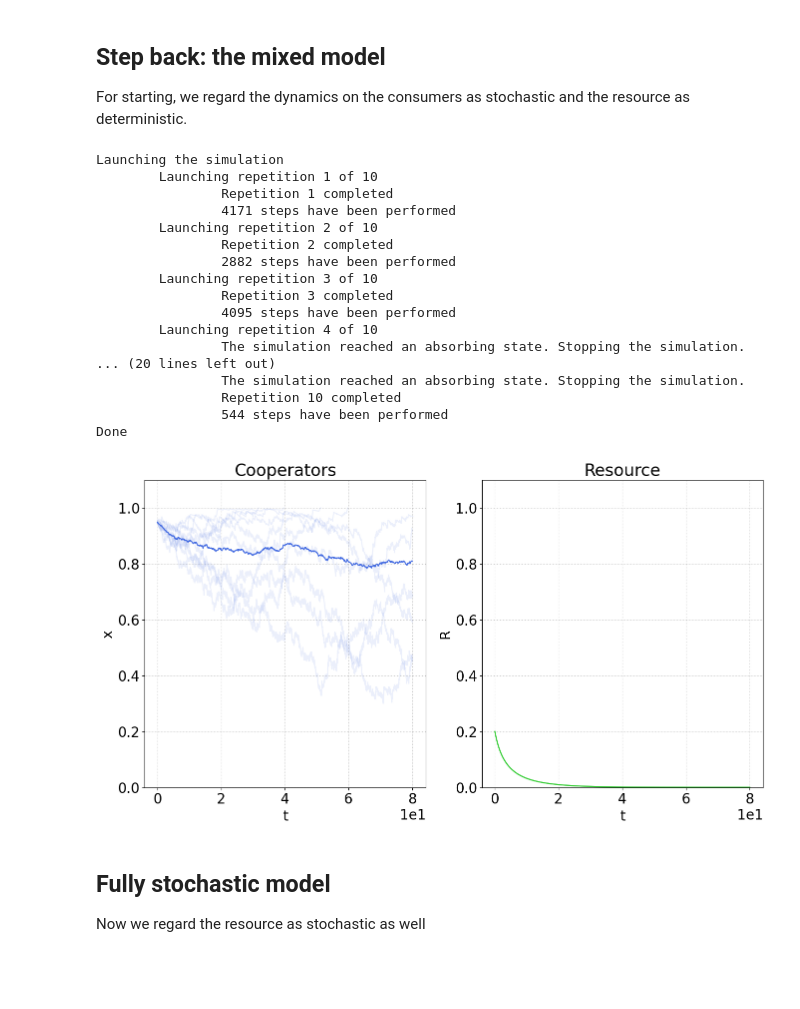
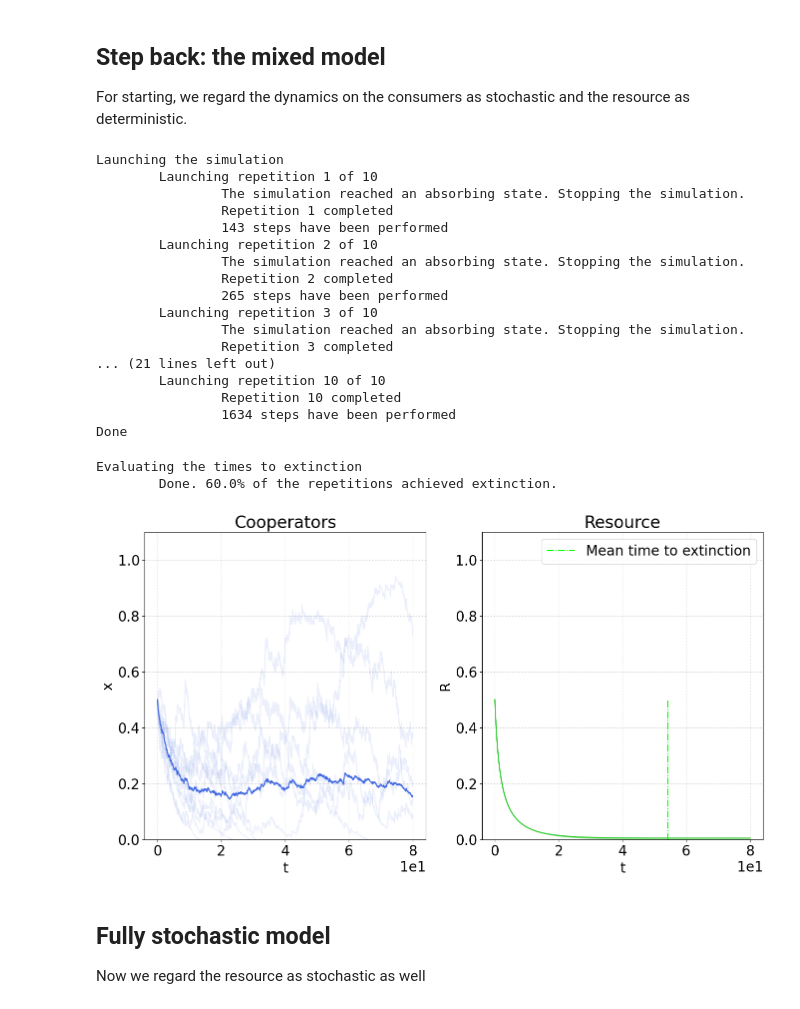
Before and after one commit to fabiomngzz/CPRSustainability, a Jupyter notebook: CPRsust_fullyStoc.ipynb, the cells around one changed output. Drawn from its saved outputs; the diff is of its cells as text; code cells hidden in the pictures; blank space fills up the shorter version.

```diff
--- a/CPRsust_fullyStoc.ipynb
+++ b/CPRsust_fullyStoc.ipynb
@@ -20,30 +20,34 @@ plt.rcParams['pcolor.shading'] = 'auto'
 from helpers import *
 from Gillespie import *
 from CPRsust_rates import *
+from extinctionTimes import *
 
 # Number of agents
-N = 250
+N = 100
 # Harvesting rates and corresponding network node states (used within the code)
 extractionRates = np.sort(np.array([0.7,1.1]))
 # Each node represents either a consumer (cooperator or defector) or a slot of resource (full or empty)
 nodeStates = [0,1,2,3]
 stateLabels = ['hole','resource','cooperator','defector']
 # Carrying capacity of resource in terms of number of quanta of resource
-K = 10*N
+K = 5*N
 # Resource's birth rate
 b = 1.
 # We will assume that all nodes are connected
 
 # Settings for numerical simulations
 # Initial conditions
-x0 = 0.95
-R0 = 0.2
+x0 = 0.5
+R0 = 0.5
 
 # Length of the simulation
 tMax_detRes = 80
 
 # Number of repetitions of the simulation
 NReps_detRes = 10
+
+# Tolerance for the evaluation of the extinction times
+tolerance = 1e-3
 # %% [markdown]
 ## Benchmark: mean field model
 # %%
@@ -212,30 +229,39 @@ print('Done')
 # %% [output]
 Launching the simulation
         Launching repetition 1 of 10
+                The simulation reached an absorbing state. Stopping the simulation.
                 Repetition 1 completed
-                4171 steps have been performed
+                143 steps have been performed
         Launching repetition 2 of 10
+                The simulation reached an absorbing state. Stopping the simulation.
                 Repetition 2 completed
-                2882 steps have been performed
+                265 steps have been performed
         Launching repetition 3 of 10
+                The simulation reached an absorbing state. Stopping the simulation.
                 Repetition 3 completed
-                4095 steps have been performed
-        Launching repetition 4 of 10
-                The simulation reached an absorbing state. Stopping the simulation.
-... (20 lines left out)
-                The simulation reached an absorbing state. Stopping the simulation.
+... (21 lines left out)
+        Launching repetition 10 of 10
                 Repetition 10 completed
-                544 steps have been performed
+                1634 steps have been performed
 Done
 # %%
+# Statistics of the times to extinction
+print('Evaluating the times to extinction')
+tExtObj_detRes = extinctionTimes(seriesObj_detRes)
+if not tExtObj_detRes['mean']:
+    print('\tDone. The resource remains sustainable!')
+else:
+    print(f'\tDone. {tExtObj_detRes['fraction']*100}% of the repetitions achieved extinction.')
+
+# Calculate averages
 if all(len(obj['time']) == 1 for obj in seriesObj_detRes):
     seriesObj_detRes = [{
-        'time' : tVec_MF.copy(),
-        'cooperators' : xVec_MF.copy(),
-        'resource' : RVec_MF.copy(),
+        'time' : tSeries_MF.copy(),
+        'cooperators' : xSeries_MF.copy(),
+        'resource' : RSeries_MF.copy(),
         'absorbing' : True
     } for _ in range(NReps_detRes)]
-    tSimAvg_detRes = tVec_MF.copy()
+    tSimAvg_detRes = tSeries_MF.copy()
 else:
     tSimAvg_detRes = tVecCommon(seriesObj_detRes,context_detRes,reactsCPRsust_homogeneous_detRes)
 coopFracSeriesInterp_detRes = GillTimeSeriesInterp(tSimAvg_detRes,seriesObj_detRes,'cooperators')
@@ -250,34 +276,39 @@ plotsObj = [
         'color' : 'royalblue',
         'xlabel' : 't',
         'ylabel' : 'x',
         'yLims' : [0, 1.1]
     },
     {
         'name' : 'Resource',
         'series' : [obj['resource'] for obj in seriesObj_detRes],
         'color' : 'limegreen',
         'xlabel' : 't',
         'ylabel' : 'R',
         'yLims' : [0, 1.1]
     }
 ]
 
 fig_detRes_Avg, ax_detRes_Avg = plt.subplots(1,2,figsize=(16,8))
 for ax,plotObj in zip(ax_detRes_Avg,plotsObj):
     ax.set_title(plotObj['name'])
     ax.ticklabel_format(style='sci', axis='x', scilimits=(0, 0))
     ax.set_xlabel(plotObj['xlabel'])
     ax.set_ylabel(plotObj['ylabel'])
     ax.set_ylim(plotObj['yLims'])
     for kRep in range(NReps_detRes):
         ax.plot(seriesObj_detRes[kRep]['time'],plotObj['series'][kRep],plotObj['color'], alpha=0.1)
     ax.grid(which='both',linestyle=':',color='k',alpha=0.25)
 ax_detRes_Avg[0].plot(tSimAvg_detRes,coopFracSeriesAvg_detRes,color=plotsObj[0]['color'])
 ax_detRes_Avg[1].plot(tSimAvg_detRes,RSimAvg_detRes,color=plotsObj[1]['color'])
+if tExtObj_detRes['mean']:
+    ax_detRes_Avg[1].vlines(tExtObj_detRes['mean'],0,R0,colors='lime',linestyle='-.',label='Mean time to extinction')
+    ax_detRes_Avg[1].legend()
 
 plt.show()
 # %% [output]
+Evaluating the times to extinction
+        Done. 60.0% of the repetitions achieved extinction.
-[figure, old version]
+[figure, new version]
 # %% [markdown]
 ## Fully stochastic model
 
```
Also changed, not shown: parts of 4 cells of this notebook.
